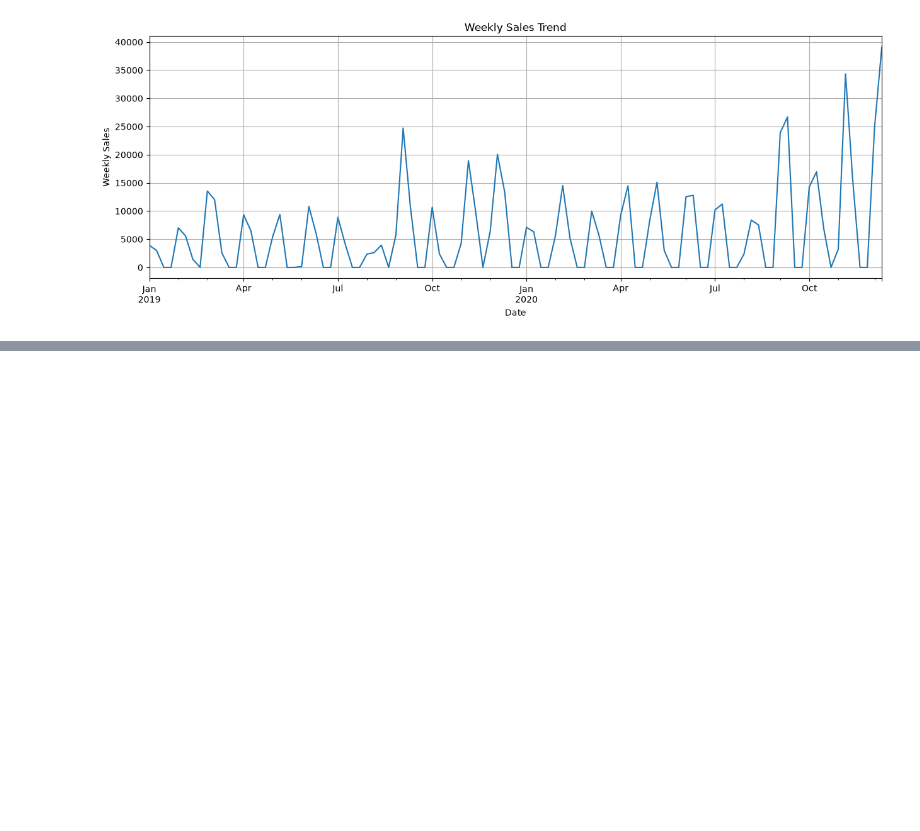
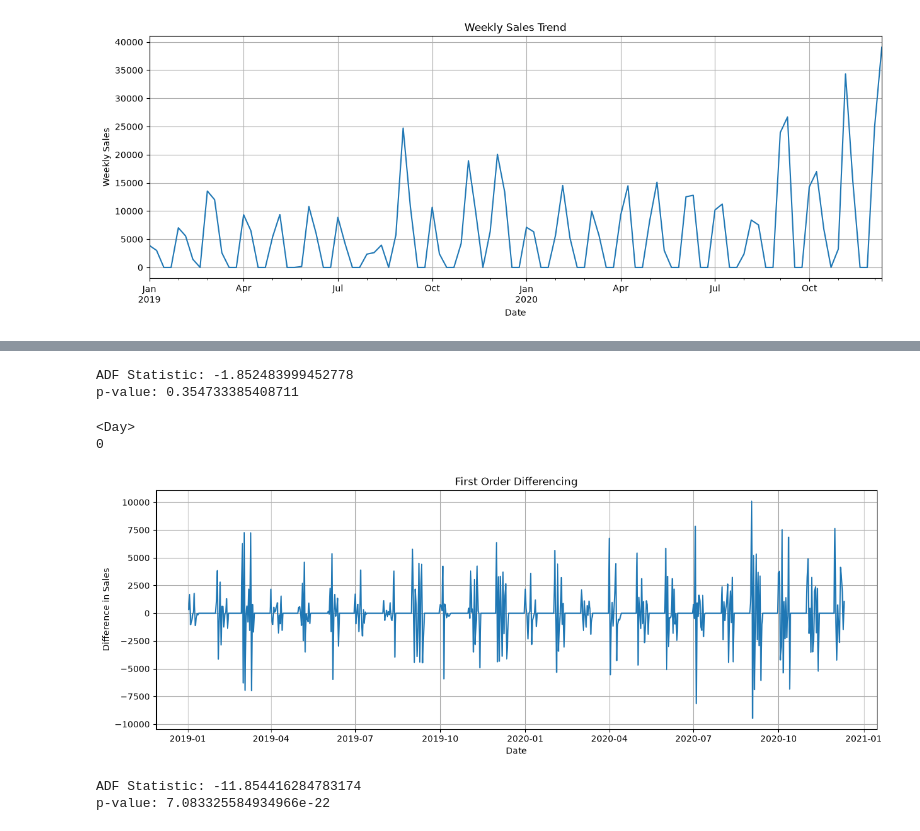
Before and after one commit to Lakshman-2007/Sales_Amazon_DS_1, a Jupyter notebook: program/Amazon_Sales_Analysis.ipynb, the cells around one changed output, grey strips where cells are left out. Saved outputs shown, nothing was run; the diff lists cells and outputs as text; code cells hidden in the pictures; blank space fills up the shorter version.

```diff
--- a/program/Amazon_Sales_Analysis.ipynb
+++ b/program/Amazon_Sales_Analysis.ipynb
@@ -467,0 +480,38 @@ plt.show()
+# %%
+from statsmodels.tsa.stattools import adfuller
+
+result = adfuller(daily_sales)
+
+print("ADF Statistic:", result[0])
+print("p-value:", result[1])
+# %% [output]
+ADF Statistic: -1.852483999452778
+p-value: 0.354733385408711
+# %%
+daily_sales = daily_sales.asfreq("D", fill_value=0)
+
+print(daily_sales.index.freq)
+print(daily_sales.isnull().sum())
+# %% [output]
+<Day>
+0
+# %%
+sales_diff = daily_sales.diff().dropna()
+# %%
+plt.figure(figsize=(15, 5))
+plt.plot(sales_diff)
+plt.title("First Order Differencing")
+plt.xlabel("Date")
+plt.ylabel("Difference in Sales")
+plt.grid()
+plt.show()
+# %% [output]
+[figure, added]
+# %%
+result = adfuller(sales_diff)
+
+print("ADF Statistic:", result[0])
+print("p-value:", result[1])
+# %% [output]
+ADF Statistic: -11.854416284783174
+p-value: 7.083325584934966e-22
```
Also changed, not shown: parts of 6 cells of this notebook.
